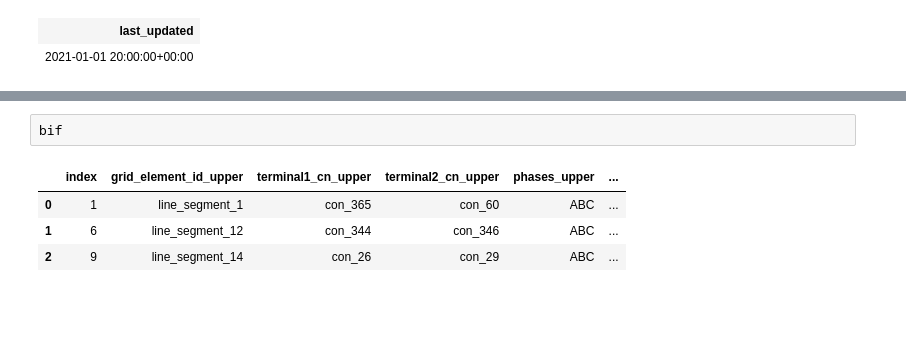
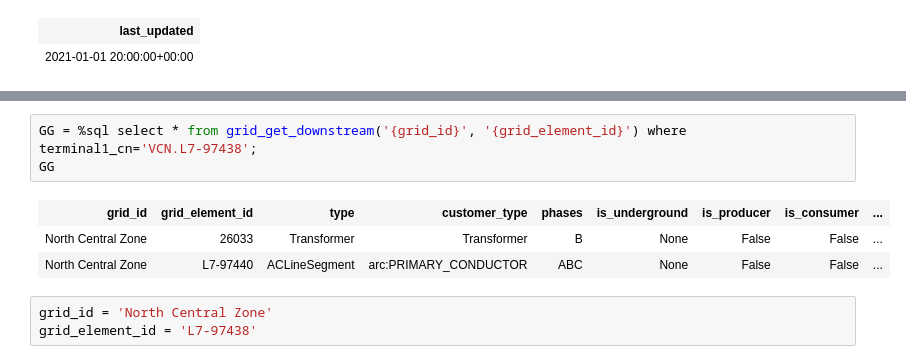
Before and after one commit to varunneelamana/M2PI_2024_Awesense_Team, a Jupyter notebook: time_series_split_branches.ipynb, the cells around one changed output, grey strips where cells are left out. Drawn from its saved outputs; the diff is of its cells as text; blank space fills up the shorter version.

```diff
--- a/time_series_split_branches.ipynb
+++ b/time_series_split_branches.ipynb
@@ -213,7 +105,10 @@ Setting an item of incompatible dtype is deprecated and will raise an error in a
-# %%
-bif
-# %% [output]
-|  | index | grid_element_id_upper | terminal1_cn_upper | terminal2_cn_upper | phases_upper | ... |
-| 0 | 1 | line_segment_1 | con_365 | con_60 | ABC | ... |
-| 1 | 6 | line_segment_12 | con_344 | con_346 | ABC | ... |
-| 2 | 9 | line_segment_14 | con_26 | con_29 | ABC | ... |
+# %%
+GG = %sql select * from grid_get_downstream('{grid_id}', '{grid_element_id}') where terminal1_cn='VCN.L7-97438';
+GG
+# %% [output]
+| grid_id | grid_element_id | type | customer_type | phases | is_underground | is_producer | is_consumer | ... |
+| North Central Zone | 26033 | Transformer | Transformer | B | None | False | False | ... |
+| North Central Zone | L7-97440 | ACLineSegment | arc:PRIMARY_CONDUCTOR | ABC | None | False | False | ... |
+# %%
+grid_id = 'North Central Zone'
+grid_element_id = 'L7-97438'
```
Also changed, not shown: parts of 20 cells of this notebook.
